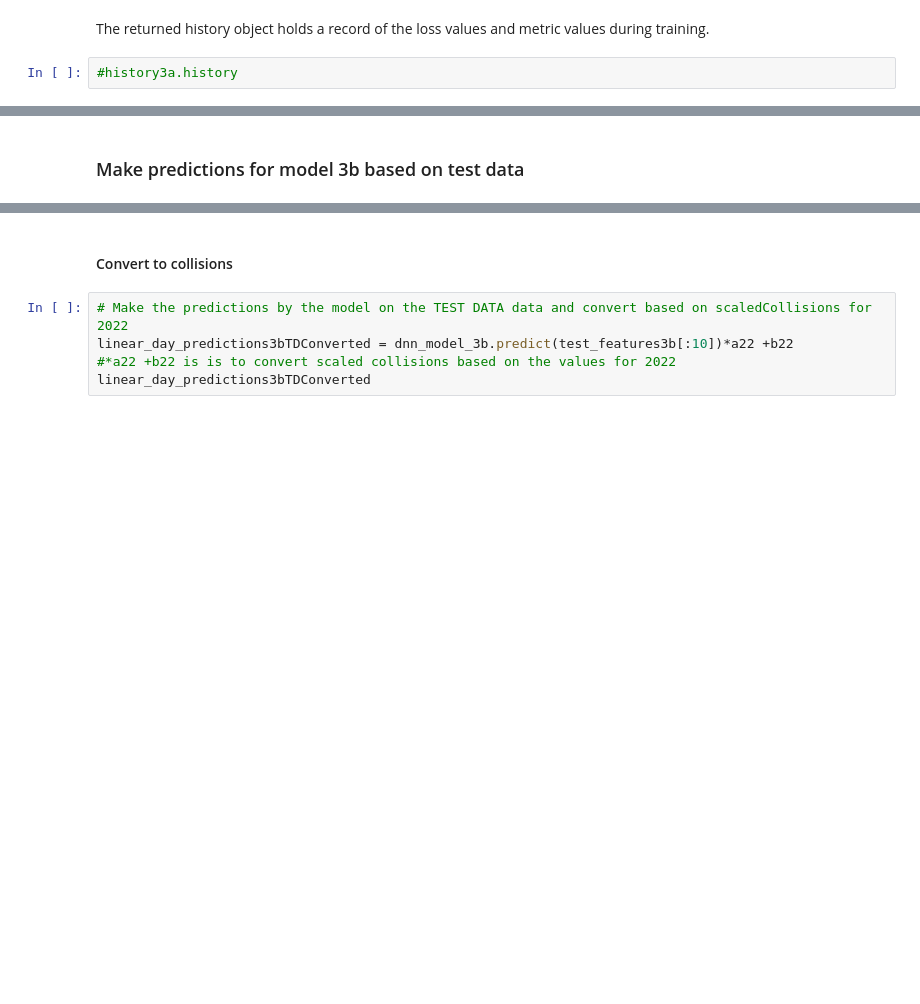
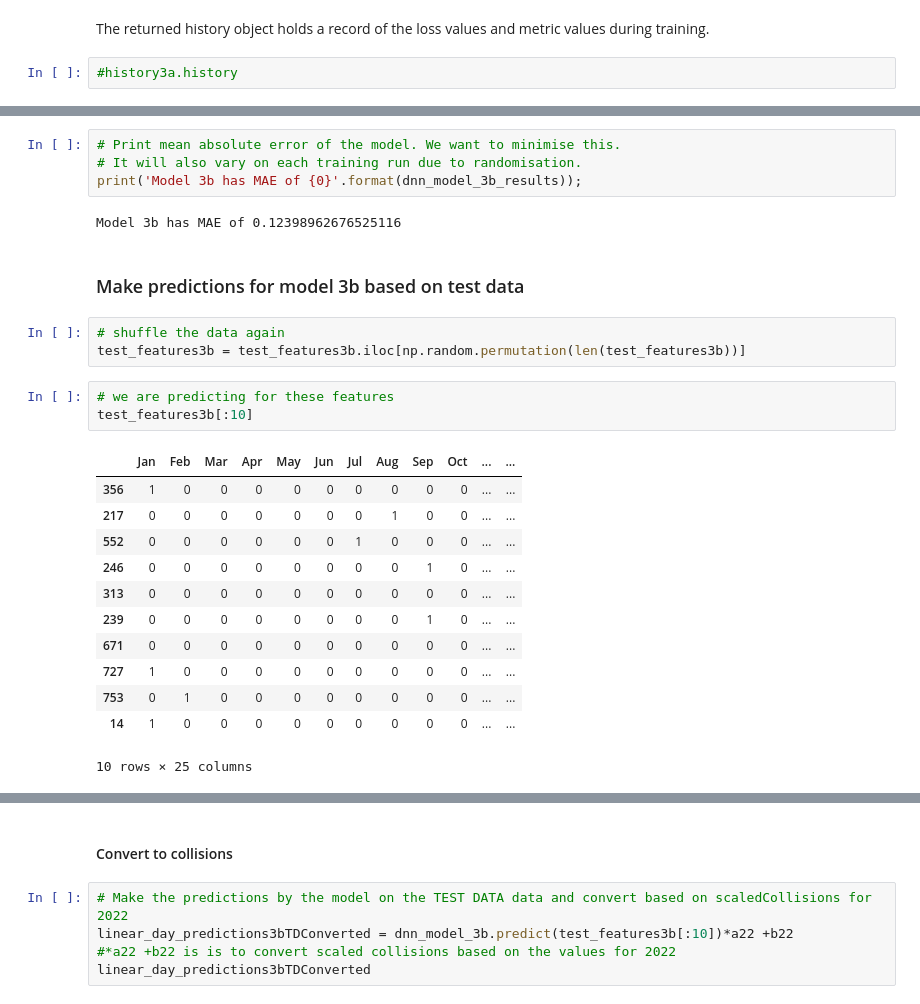
Before and after one commit to 20014894UHI/20014894_Data_analytics_assignment1, a Jupyter notebook: Assignment2_DNN_Regressor.ipynb, the cells around one changed output, grey strips where cells are left out. Saved outputs shown, nothing was run; the diff lists cells and outputs as text; blank space fills up the shorter version.

```diff
--- a/Assignment2_DNN_Regressor.ipynb
+++ b/Assignment2_DNN_Regressor.ipynb
@@ -2246,5 +2388,30 @@ print(dnn_model_3b_results)
+# %%
+# Print mean absolute error of the model. We want to minimise this.
+# It will also vary on each training run due to randomisation.
+print('Model 3b has MAE of {0}'.format(dnn_model_3b_results));
+# %% [output]
+Model 3b has MAE of 0.12398962676525116
 # %% [markdown]
 ### Make predictions for model 3b based on test data
+# %%
+# shuffle the data again
+test_features3b = test_features3b.iloc[np.random.permutation(len(test_features3b))]
+# %%
+# we are predicting for these features
+test_features3b[:10]
+# %% [output]
+|  | Jan | Feb | Mar | Apr | May | Jun | Jul | Aug | Sep | Oct | ... | ... |
+| 356 | 1 | 0 | 0 | 0 | 0 | 0 | 0 | 0 | 0 | 0 | ... | ... |
+| 217 | 0 | 0 | 0 | 0 | 0 | 0 | 0 | 1 | 0 | 0 | ... | ... |
+| 552 | 0 | 0 | 0 | 0 | 0 | 0 | 1 | 0 | 0 | 0 | ... | ... |
+| 246 | 0 | 0 | 0 | 0 | 0 | 0 | 0 | 0 | 1 | 0 | ... | ... |
+| 313 | 0 | 0 | 0 | 0 | 0 | 0 | 0 | 0 | 0 | 0 | ... | ... |
+| 239 | 0 | 0 | 0 | 0 | 0 | 0 | 0 | 0 | 1 | 0 | ... | ... |
+| 671 | 0 | 0 | 0 | 0 | 0 | 0 | 0 | 0 | 0 | 0 | ... | ... |
+| 727 | 1 | 0 | 0 | 0 | 0 | 0 | 0 | 0 | 0 | 0 | ... | ... |
+| 753 | 0 | 1 | 0 | 0 | 0 | 0 | 0 | 0 | 0 | 0 | ... | ... |
+| 14 | 1 | 0 | 0 | 0 | 0 | 0 | 0 | 0 | 0 | 0 | ... | ... |
+10 rows × 25 columns
 # %%
 # Make the predictions by the model on tHE TEST data
 print("Generate predictions for 10 samples")
```
Also changed, not shown: parts of 89 cells of this notebook.
